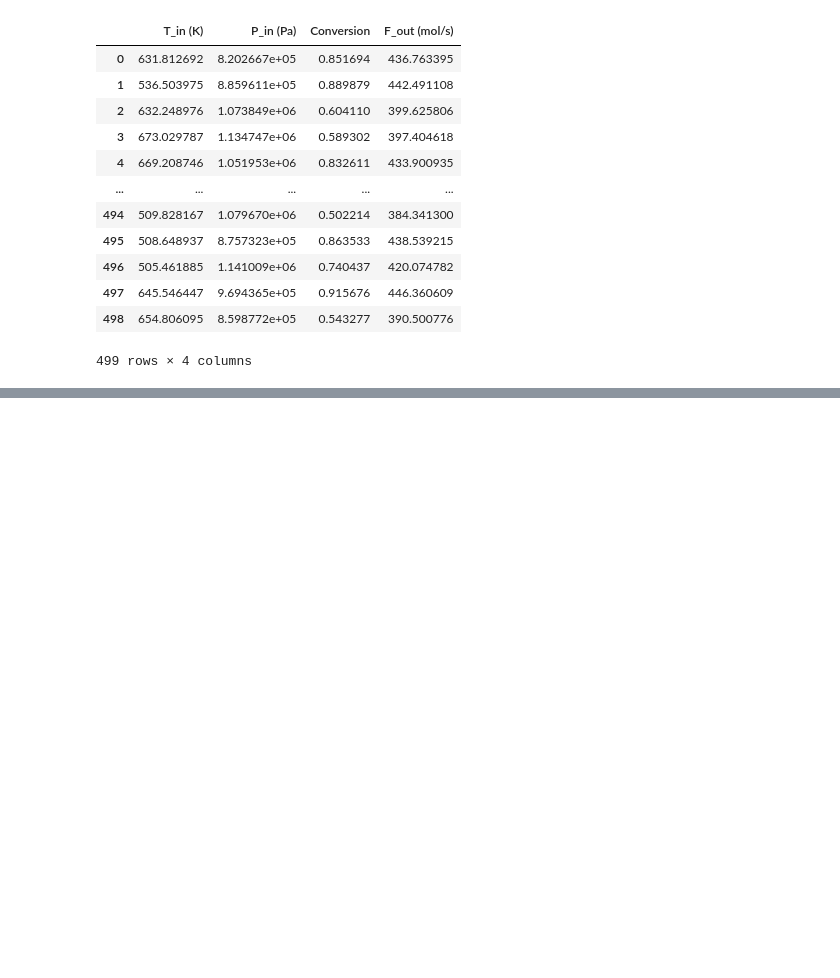
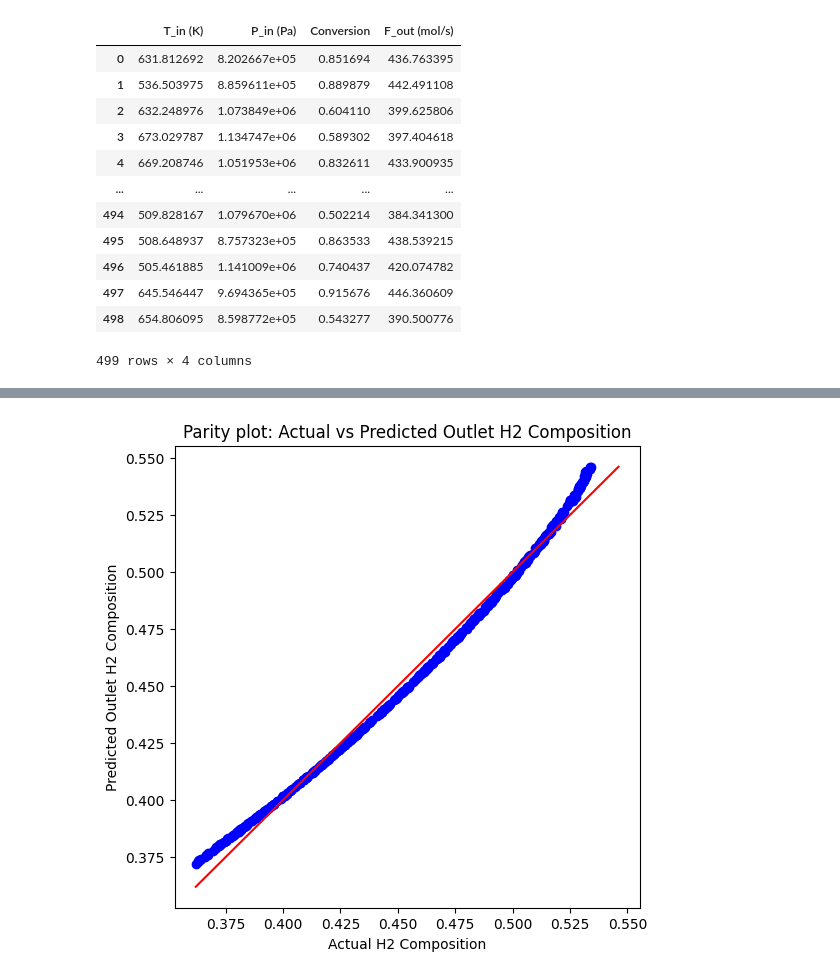
Before and after one commit to Robbybp/surrogate-vs-implicit, a Jupyter notebook: svi/Gibbs_reactor/Testing_Alamo.ipynb, the cells around one changed output, grey strips where cells are left out. Saved outputs shown, nothing was run; the diff lists cells and outputs as text; code cells hidden in the pictures; blank space fills up the shorter version.

```diff
--- a/svi/Gibbs_reactor/Testing_Alamo.ipynb
+++ b/svi/Gibbs_reactor/Testing_Alamo.ipynb
@@ -151,0 +181,3 @@ See the caveats in the documentation: https://pandas.pydata.org/pandas-docs/stab
+# %%
+df_H2out = df[['T_in (K)', 'P_in (Pa)', 'Conversion', 'H2']].copy()
+df_H2out
@@ -151,0 +198,24 @@ See the caveats in the documentation: https://pandas.pydata.org/pandas-docs/stab
+# %%
+inputs = ['T_in (K)', 'P_in (Pa)','Conversion']
+outputs = ['H2']
+data_in = df_H2out[inputs]
+data_out = df_H2out[outputs]
+data_in = np.array(data_in)
+data_out = np.array(data_out)
+result = almain.doalamo(data_in,data_out)
+# %%
+df_H2out['Predicted Outlet H2 Composition'] = result['out']['Z1']['model_fun'](df_H2out['T_in (K)'], df_H2out['P_in (Pa)'], df_H2out['Conversion'])
+
+min_val = min(df_H2out['H2'].min(), df_H2out['Predicted Outlet H2 Composition'].min())
+max_val = max(df_H2out['H2'].max(), df_H2out['Predicted Outlet H2 Composition'].max())
+parity = np.linspace(min_val, max_val)
+
+plt.figure(figsize=(6,6))
+plt.scatter(df_H2out['H2'], df_H2out['Predicted Outlet H2 Composition'], color='blue')
+plt.plot(parity, parity, color='red')
+plt.xlabel('Actual H2 Composition')
+plt.ylabel('Predicted Outlet H2 Composition')
+plt.title('Parity plot: Actual vs Predicted Outlet H2 Composition')
+plt.show()
+# %% [output]
+[figure, added]
```
Also changed, not shown: parts of 34 cells of this notebook.
